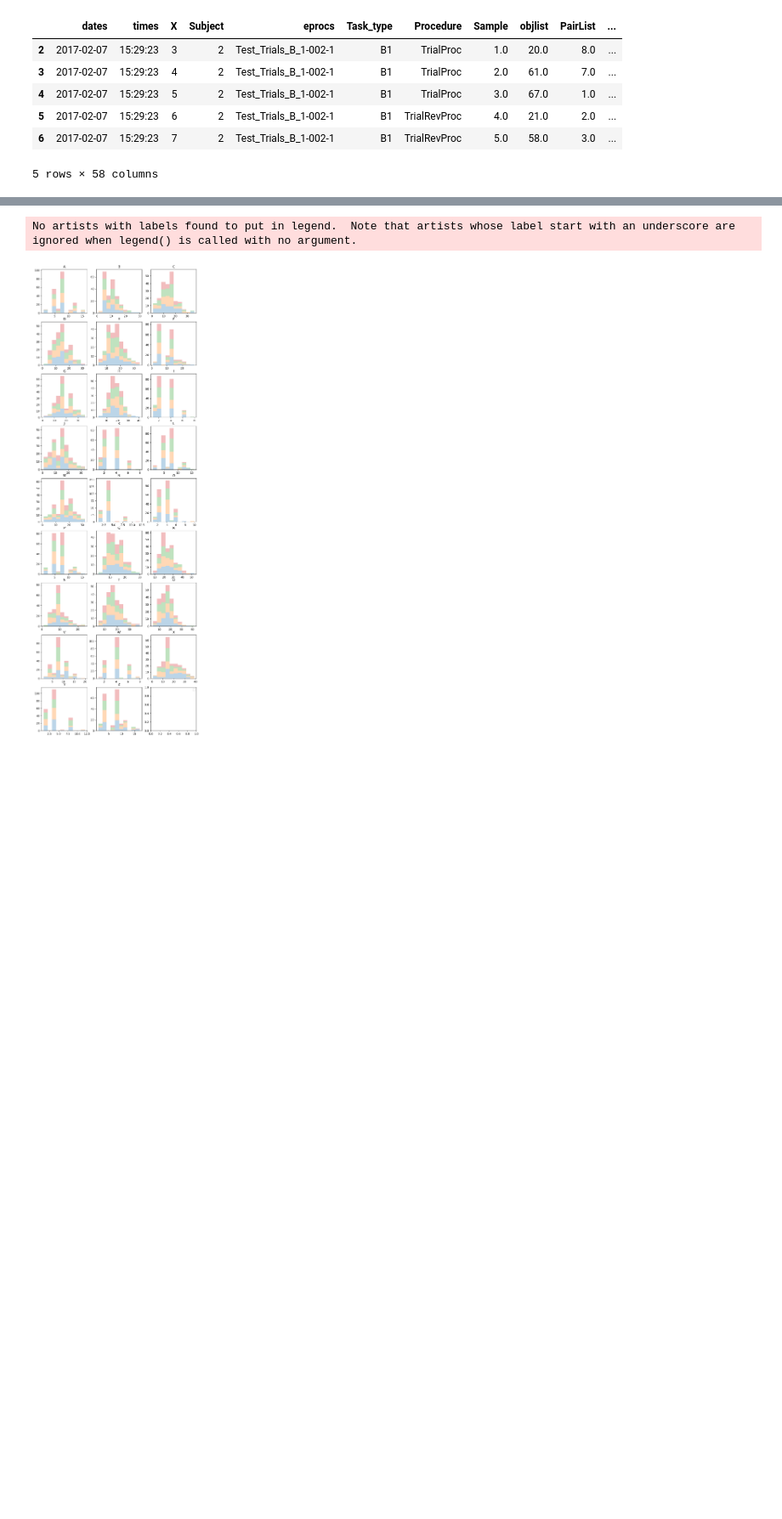
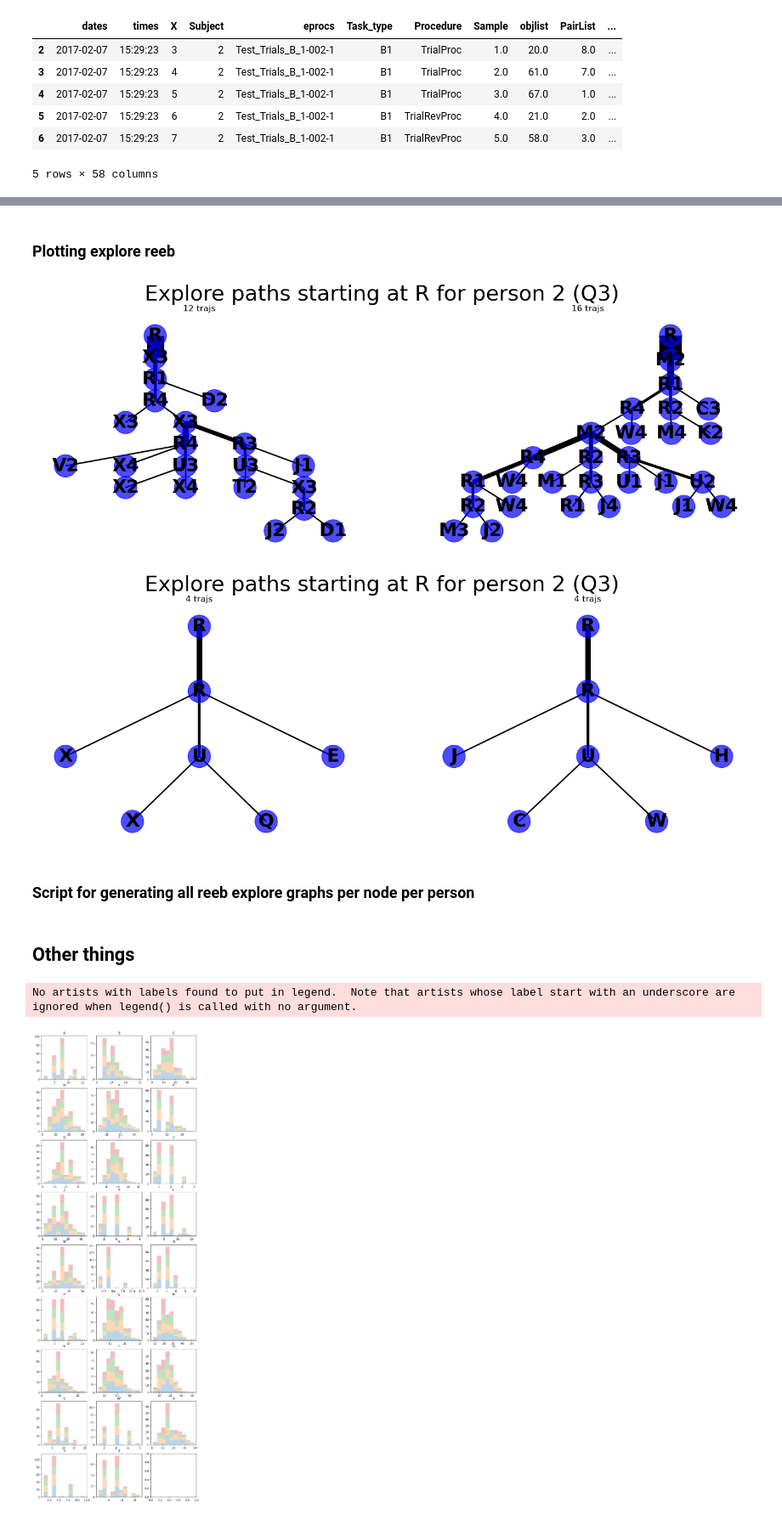
Before and after one commit to geometric-intelligence/mazedyn, a Jupyter notebook: mazedyn/reeb_clean.ipynb, the cells around one changed output, grey strips where cells are left out. Shown at 85% size. Drawn from its saved outputs; the diff is of its cells as text; code cells hidden in the pictures; blank space fills up the shorter version.

```diff
--- a/mazedyn/reeb_clean.ipynb
+++ b/mazedyn/reeb_clean.ipynb
@@ -104,0 +275,60 @@ KeyboardInterrupt:
+# %% [markdown]
+### Plotting explore reeb
+# %%
+
+def plot_reeb_explore(df, person, salient_node, q="", save=True, use_turns=True):
+    fig, axs = plt.subplots(1, 2, figsize=(18, 6))
+    # print(df[df["Subject"]==person])
+    c = 0
+    for i, person_info in df[df["Subject"]==person].iterrows():
+        ax = axs[c]
+        c += 1
+
+        path = person_info["e_paths"] if use_turns else person_info["paths"]
+
+        G, num_trajs = do_reeb_for_explore_node(path, salient_node)
+        pos = graphviz_layout(G, prog="dot")
+
+        edges = G.edges()
+        # colors = [G[u][v]['color'] for u,v in edges]
+        weights = [G[u][v]['weight'] * 2 for u,v in edges]
+
+        nodes = G.nodes()
+        # for n in nodes:
+        #     print(n, G.nodes[n])
+        n_labels = {n: n[:-2] for n in G}
+        n_colors = ["blue" for n in nodes]
+        # print(n_colors)
+
+        nx.draw_networkx_nodes(G, pos, node_color=n_colors, node_size=1000, alpha=0.7, ax=ax)
+        nx.draw_networkx_edges(G, pos, edgelist=edges, width=weights, ax=ax)
+        nx.draw_networkx_labels(G, pos, labels=n_labels, font_size=26, font_weight="bold", ax=ax)
+
+        ax.axis("off")
+        ax.set_title(f"{num_trajs} trajs")
+
+    fig.suptitle(f"Explore paths starting at {salient_node} for person {person} (Q{q})", fontsize=30)
+
+    if save:
+        os.makedirs(f'reebs/explore/starting_{salient_node}/', exist_ok=True)
+        fig.savefig(f'reebs/explore/starting_{salient_node}/subj_{person}-{"YES" if use_turns else "NO"}TURN.png')
+        plt.close()
+    else:
+        plt.show()
+
+
+explore_df = df[~df["eprocs"].str.contains("Test")]
+
+salient_node = "R"
+person = explore_df["Subject"].unique()[0]
+use_turns = False
+path_str = "e_paths" if use_turns else "paths"
+q = test_df[test_df["Subject"] == person]["quartile"].iloc[0]
+
+plot_reeb_explore(explore_df, person, salient_node, q=q, save=False, use_turns=True)
+plot_reeb_explore(explore_df, person, salient_node, q=q, save=False, use_turns=False)
+# %% [output]
+[figure, added]
+[figure, added]
+# %% [markdown]
+### Script for generating all reeb explore graphs per node per person
@@ -105,3 +349,5 @@ KeyboardInterrupt:
+# %% [markdown]
+## Other things
 # %%
 explore_df = df[~df["eprocs"].str.contains("Test")]
 
```
Also changed, not shown: parts of 18 cells of this notebook.
